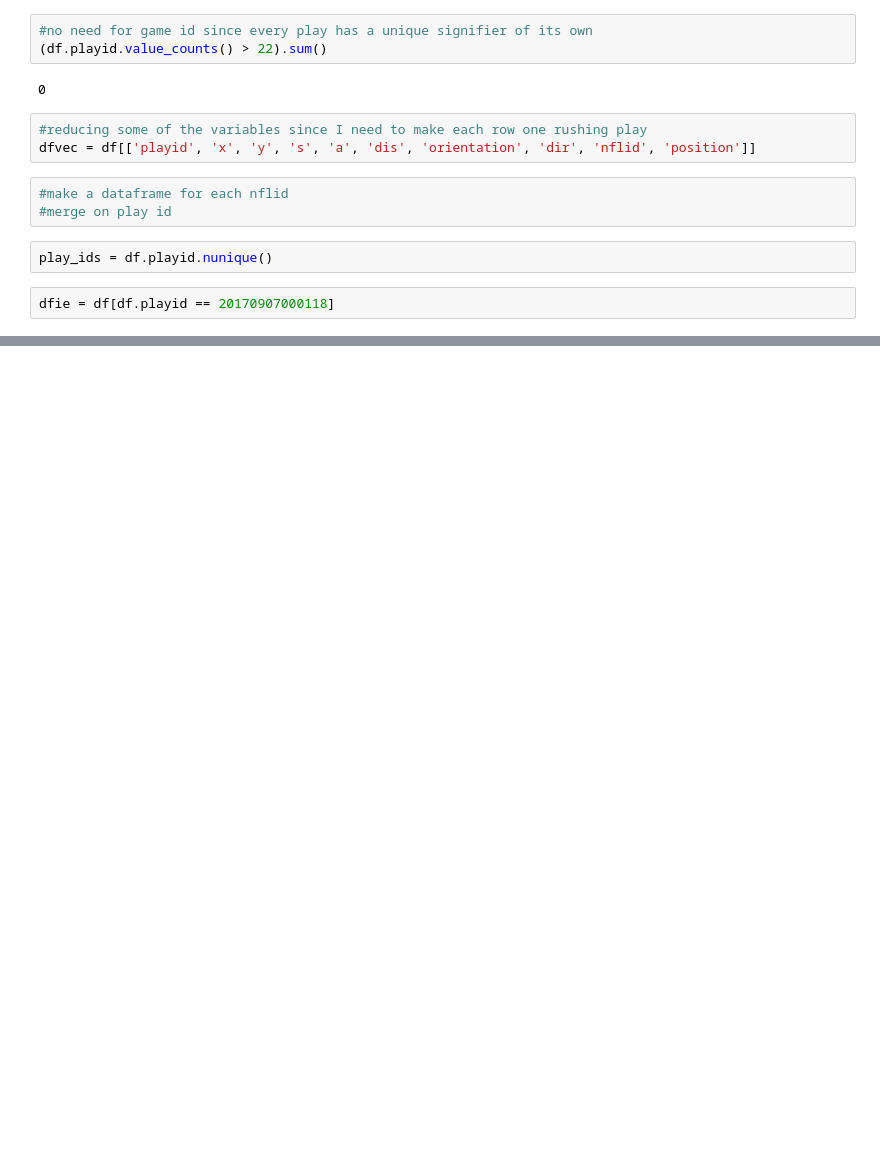
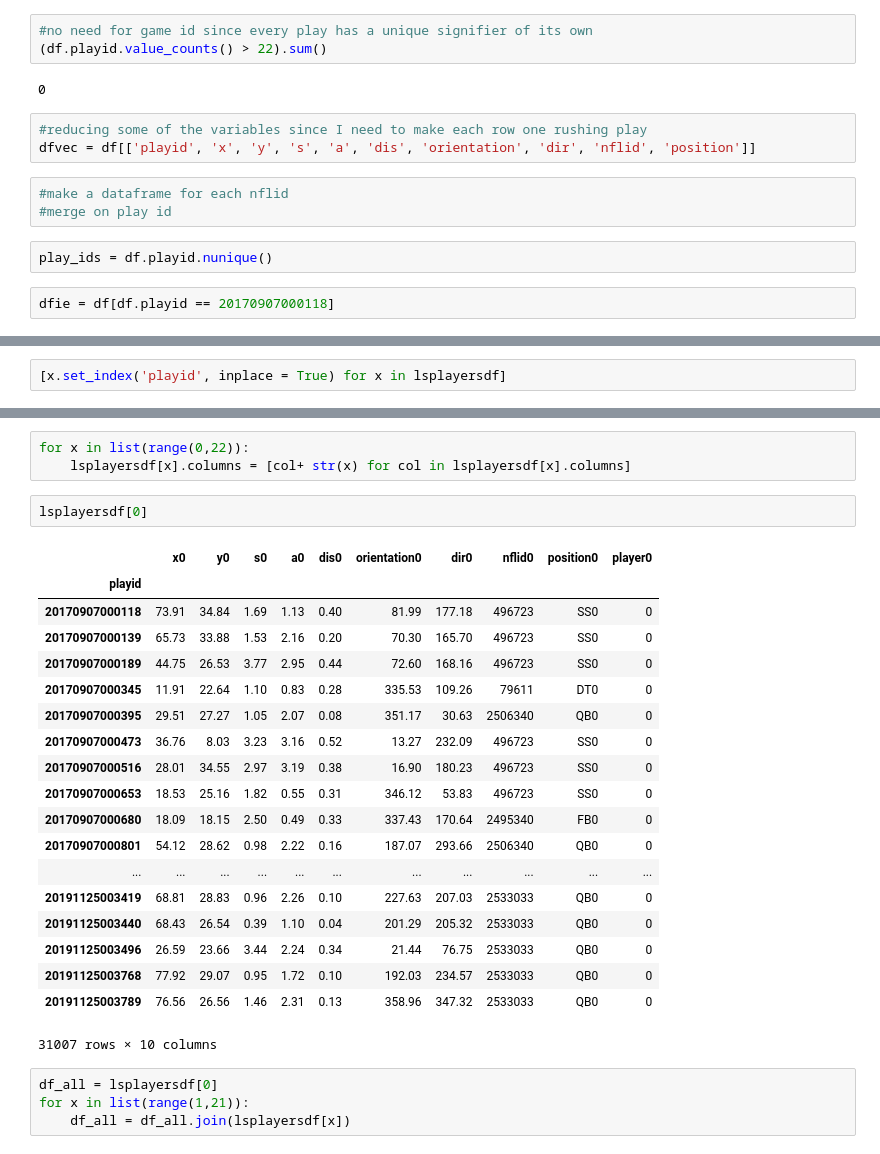
Before and after one commit to acoco10/nfl_big_data_bowl, a Jupyter notebook: data_cleaning_notebook.ipynb, the cells around one changed output, grey strips where cells are left out. Cells and saved outputs as stored; diff of their text form; blank space fills up the shorter version.

```diff
--- a/data_cleaning_notebook.ipynb
+++ b/data_cleaning_notebook.ipynb
@@ -335,0 +373,2 @@ dfvec.position
+# %%
+[x.set_index('playid', inplace = True) for x in lsplayersdf]
@@ -335,0 +393,29 @@ dfvec.position
+# %%
+for x in list(range(0,22)):
+    lsplayersdf[x].columns = [col+ str(x) for col in lsplayersdf[x].columns]
+# %%
+lsplayersdf[0]
+# %% [output]
+|  | x0 | y0 | s0 | a0 | dis0 | orientation0 | dir0 | nflid0 | position0 | player0 |
+| playid |  |  |  |  |  |  |  |  |  |  |
+| 20170907000118 | 73.91 | 34.84 | 1.69 | 1.13 | 0.40 | 81.99 | 177.18 | 496723 | SS0 | 0 |
+| 20170907000139 | 65.73 | 33.88 | 1.53 | 2.16 | 0.20 | 70.30 | 165.70 | 496723 | SS0 | 0 |
+| 20170907000189 | 44.75 | 26.53 | 3.77 | 2.95 | 0.44 | 72.60 | 168.16 | 496723 | SS0 | 0 |
+| 20170907000345 | 11.91 | 22.64 | 1.10 | 0.83 | 0.28 | 335.53 | 109.26 | 79611 | DT0 | 0 |
+| 20170907000395 | 29.51 | 27.27 | 1.05 | 2.07 | 0.08 | 351.17 | 30.63 | 2506340 | QB0 | 0 |
+| 20170907000473 | 36.76 | 8.03 | 3.23 | 3.16 | 0.52 | 13.27 | 232.09 | 496723 | SS0 | 0 |
+| 20170907000516 | 28.01 | 34.55 | 2.97 | 3.19 | 0.38 | 16.90 | 180.23 | 496723 | SS0 | 0 |
+| 20170907000653 | 18.53 | 25.16 | 1.82 | 0.55 | 0.31 | 346.12 | 53.83 | 496723 | SS0 | 0 |
+| 20170907000680 | 18.09 | 18.15 | 2.50 | 0.49 | 0.33 | 337.43 | 170.64 | 2495340 | FB0 | 0 |
+| 20170907000801 | 54.12 | 28.62 | 0.98 | 2.22 | 0.16 | 187.07 | 293.66 | 2506340 | QB0 | 0 |
+| ... | ... | ... | ... | ... | ... | ... | ... | ... | ... | ... |
+| 20191125003419 | 68.81 | 28.83 | 0.96 | 2.26 | 0.10 | 227.63 | 207.03 | 2533033 | QB0 | 0 |
+| 20191125003440 | 68.43 | 26.54 | 0.39 | 1.10 | 0.04 | 201.29 | 205.32 | 2533033 | QB0 | 0 |
+| 20191125003496 | 26.59 | 23.66 | 3.44 | 2.24 | 0.34 | 21.44 | 76.75 | 2533033 | QB0 | 0 |
+| 20191125003768 | 77.92 | 29.07 | 0.95 | 1.72 | 0.10 | 192.03 | 234.57 | 2533033 | QB0 | 0 |
+| 20191125003789 | 76.56 | 26.56 | 1.46 | 2.31 | 0.13 | 358.96 | 347.32 | 2533033 | QB0 | 0 |
+31007 rows × 10 columns
+# %%
+df_all = lsplayersdf[0]
+for x in list(range(1,21)):
+    df_all = df_all.join(lsplayersdf[x])
```
Also changed, not shown: parts of 25 cells of this notebook.
